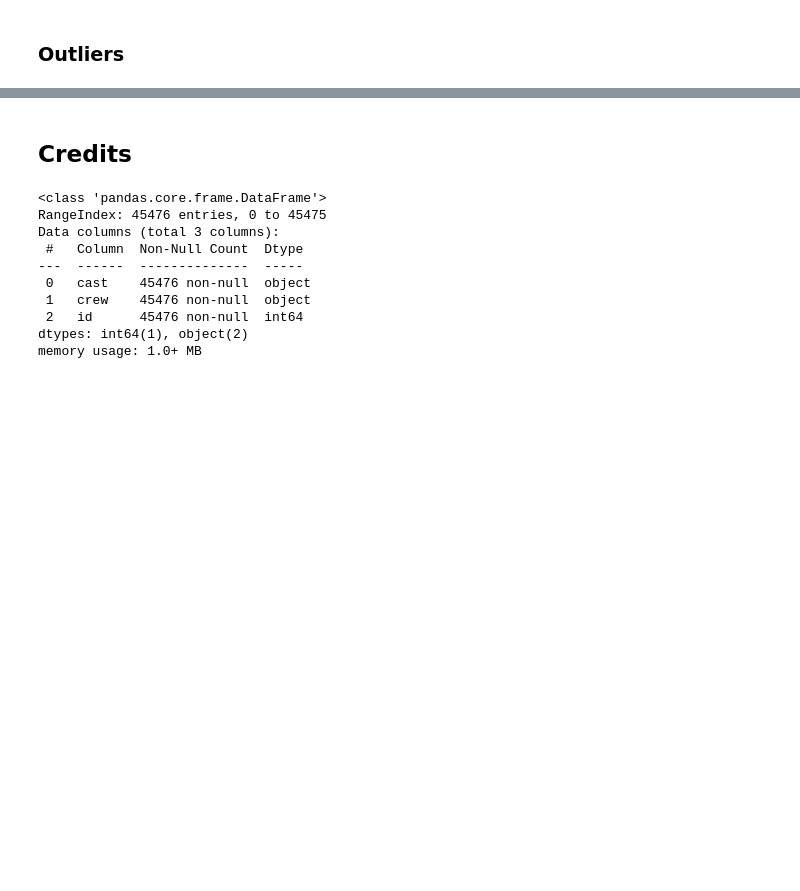
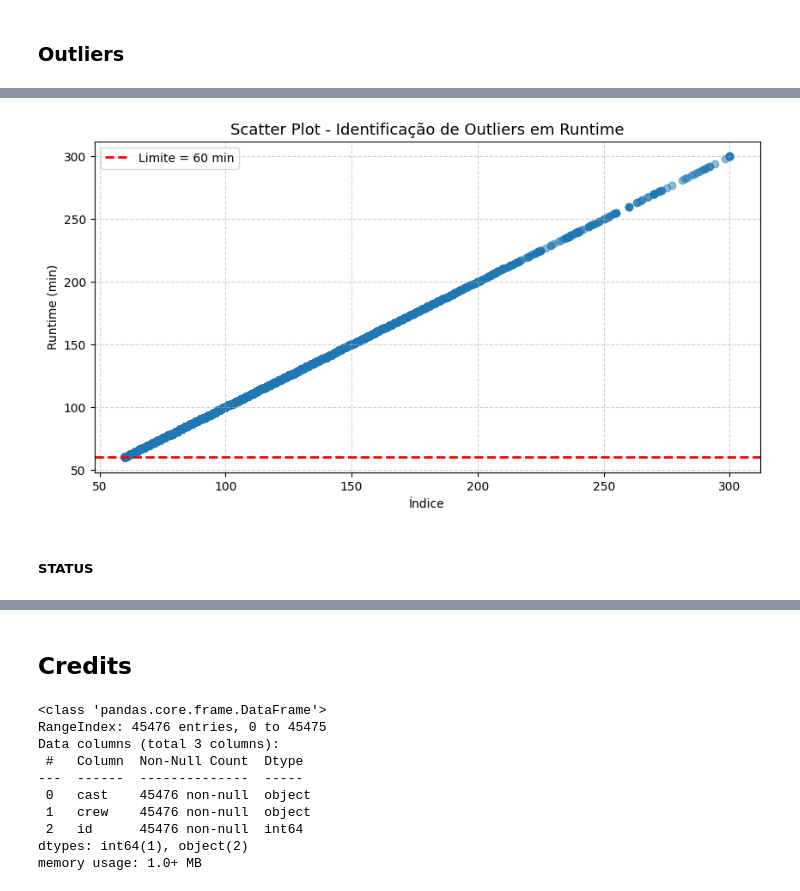
Before and after one commit to EduardoMunizFontelles/BigData, a Jupyter notebook: src/02_transformation.ipynb, the cells around one changed output, grey strips where cells are left out. Saved outputs shown, nothing was run; the diff lists cells and outputs as text; code cells hidden in the pictures; blank space fills up the shorter version.

```diff
--- a/src/02_transformation.ipynb
+++ b/src/02_transformation.ipynb
@@ -189,0 +267,6 @@ movies.describe()
+# %%
+# Remove linhas com runtime fora do intervalo [60, 300]
+movies = movies[(movies['runtime'] >= 60) & (movies['runtime'] <= 300)]
+
+# Verifica o resultado
+print(movies['runtime'].describe())
@@ -189,0 +283,15 @@ movies.describe()
+# %%
+plt.figure(figsize=(10, 5))
+plt.scatter(movies['runtime'], movies['runtime'], alpha=0.5)
+plt.axhline(y=60, color='red', linestyle='--', linewidth=2, label='Limite = 60 min')
+
+plt.title('Scatter Plot - Identificação de Outliers em Runtime', fontsize=13)
+plt.xlabel('Índice')
+plt.ylabel('Runtime (min)')
+plt.legend()
+plt.grid(True, linestyle='--', alpha=0.6)
+plt.show()
+# %% [output]
+[figure, added]
+# %% [markdown]
+##### STATUS
```
Also changed, not shown: parts of 58 cells of this notebook, 1 other file.
